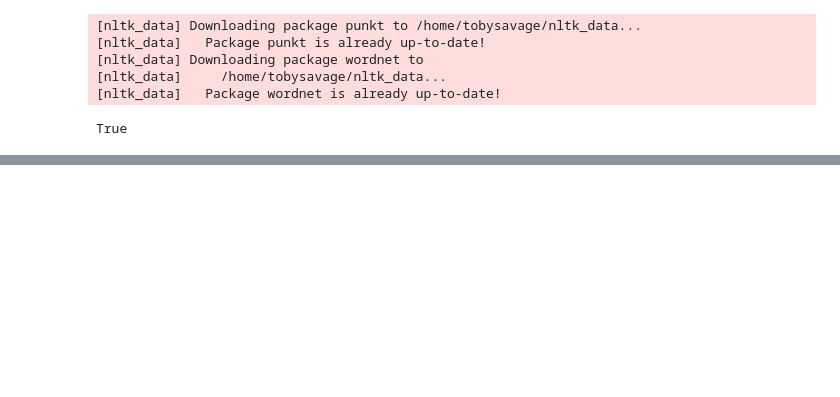
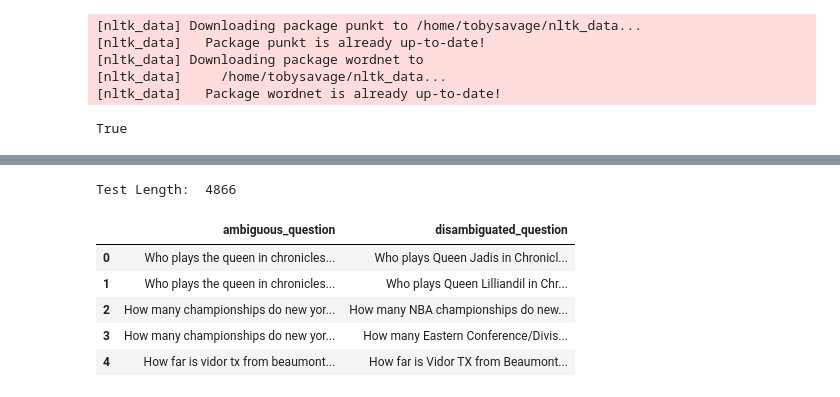
Before and after one commit to tmsavage/LGEN_Ambiguous_Queries, a Jupyter notebook: models/BART_LARGE_FineTune.ipynb, the cells around one changed output, grey strips where cells are left out. Drawn from its saved outputs; the diff is of its cells as text; code cells hidden in the pictures; blank space fills up the shorter version.

```diff
--- a/models/BART_LARGE_FineTune.ipynb
+++ b/models/BART_LARGE_FineTune.ipynb
@@ -35,0 +58,14 @@ for filename in os.listdir(directory):
+# %%
+df_test = pd.read_csv('../../data/LARGE/test_final_csv')
+df_test = df_test.drop(columns='viewed_doc_titles')
+df_test = df_test.drop(columns='question_type')
+print("Test Length: ", len(df_test))
+df_test.head()
+# %% [output]
+Test Length:  4866
+|  | ambiguous_question | disambiguated_question |
+| 0 | Who plays the queen in chronicles... | Who plays Queen Jadis in Chronicl... |
+| 1 | Who plays the queen in chronicles... | Who plays Queen Lilliandil in Chr... |
+| 2 | How many championships do new yor... | How many NBA championships do new... |
+| 3 | How many championships do new yor... | How many Eastern Conference/Divis... |
+| 4 | How far is vidor tx from beaumont... | How far is Vidor TX from Beaumont... |
```
Also changed, not shown: parts of 20 cells of this notebook, 2 other files.
